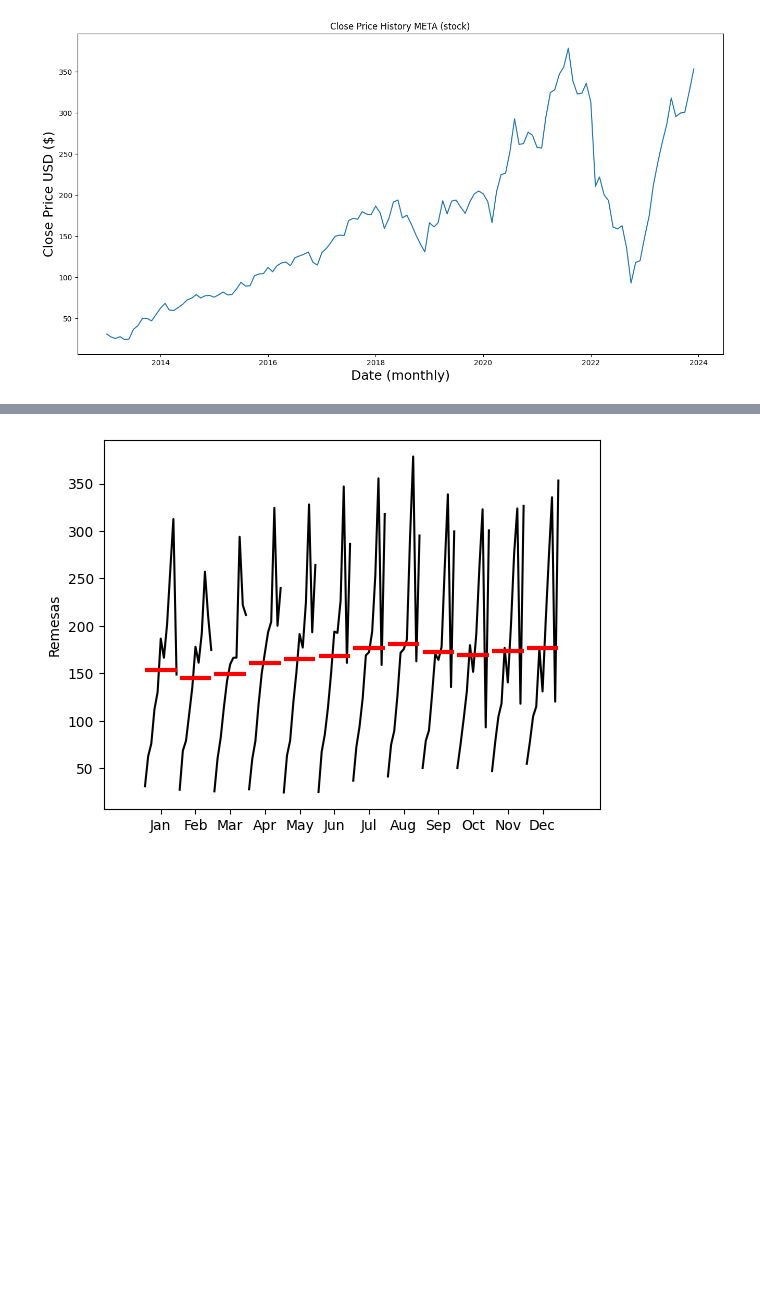
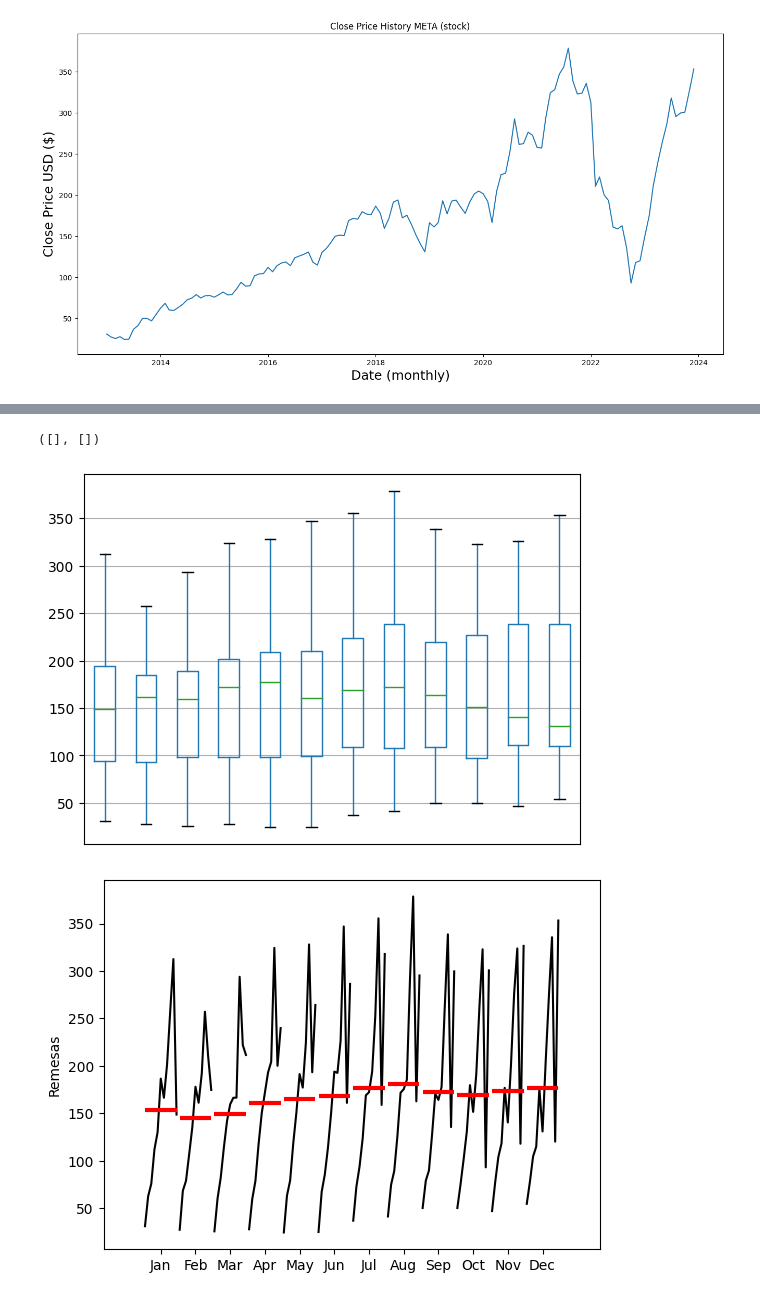
Before and after one commit to Michelleagl/Series_de_Tiempo, a Jupyter notebook: series_de_tiempo.ipynb, the cells around one changed output, grey strips where cells are left out. Saved outputs shown, nothing was run; the diff lists cells and outputs as text; code cells hidden in the pictures; blank space fills up the shorter version.

```diff
--- a/series_de_tiempo.ipynb
+++ b/series_de_tiempo.ipynb
@@ -265,3 +280,9 @@ NameError: name 'data' is not defined
+# %%
+piv.boxplot()
+plt.xticks([])
+# %% [output]
+([], [])
+[figure, added]
 # %%
 from statsmodels.graphics.tsaplots import plot_acf, plot_pacf,month_plot,quarter_plot
 # %%
```
Also changed, not shown: parts of 7 cells of this notebook.
